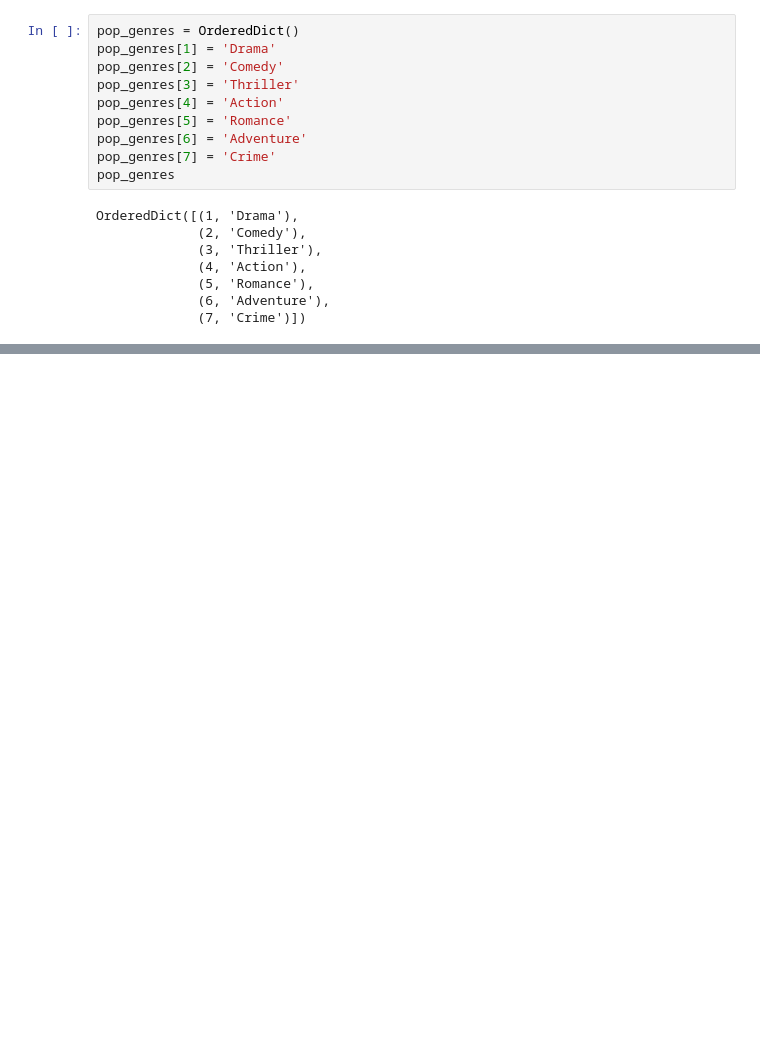
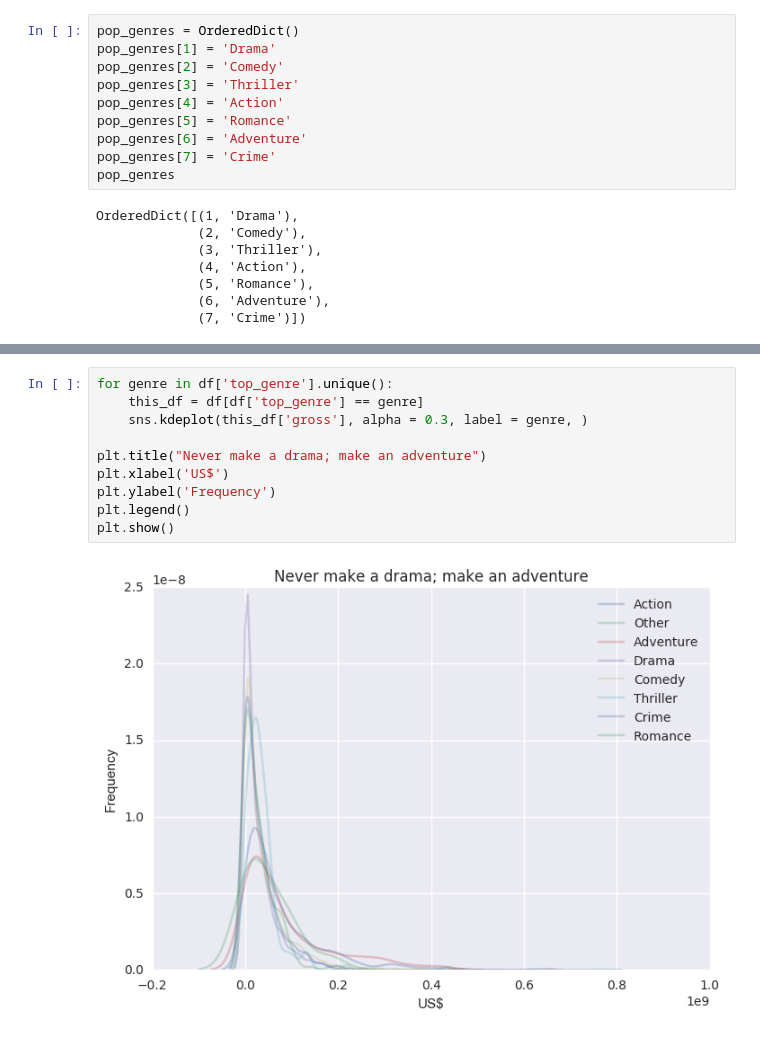
Before and after one commit to QuinnLee/cs109-project, a Jupyter notebook: notebooks/milestone_2/aa_ML2.ipynb, the cells around one changed output, grey strips where cells are left out. Drawn from its saved outputs; the diff is of its cells as text; blank space fills up the shorter version.

```diff
--- a/notebooks/milestone_2/aa_ML2.ipynb
+++ b/notebooks/milestone_2/aa_ML2.ipynb
@@ -164,0 +164,12 @@ small.head()
+# %%
+for genre in df['top_genre'].unique():
+    this_df = df[df['top_genre'] == genre]
+    sns.kdeplot(this_df['gross'], alpha = 0.3, label = genre, )
+
+plt.title("Never make a drama; make an adventure")
+plt.xlabel('US$')
+plt.ylabel('Frequency')
+plt.legend()
+plt.show()
+# %% [output]
+[figure, added]
```
Also changed, not shown: parts of 16 cells of this notebook.
